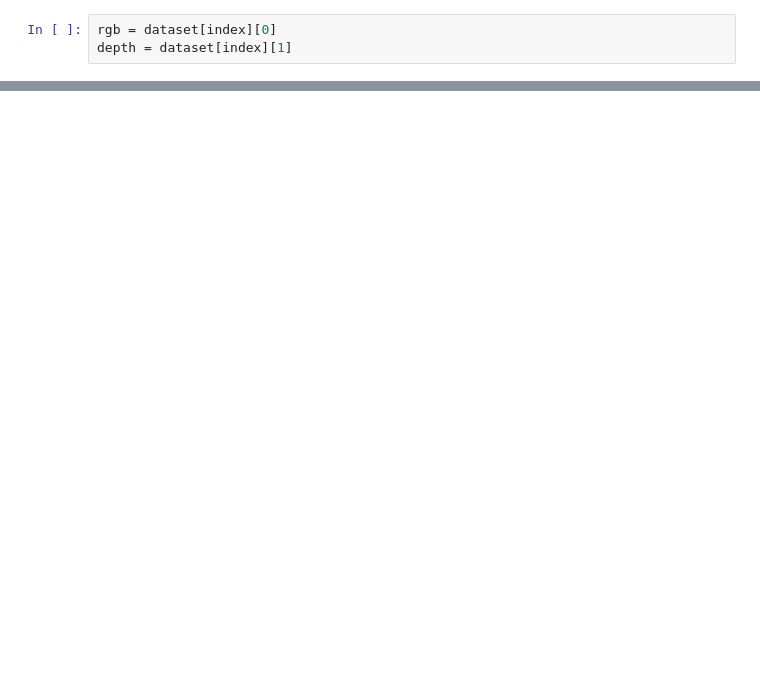
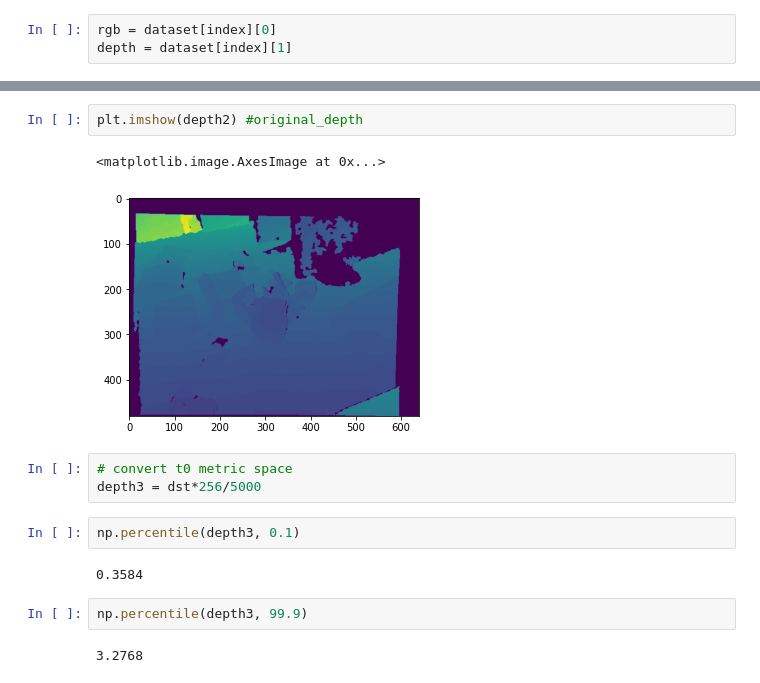
Before and after one commit to sakshamjindal/Incremental-NeRF-SLAM, a Jupyter notebook: notebooks/02_test_tum_dataset.ipynb, the cells around one changed output, grey strips where cells are left out. Saved outputs shown, nothing was run; the diff lists cells and outputs as text; blank space fills up the shorter version.

```diff
--- a/notebooks/02_test_tum_dataset.ipynb
+++ b/notebooks/02_test_tum_dataset.ipynb
@@ -52,0 +68,16 @@ array([[   0,    0,    0, ...,    0,    0,    0],
+# %%
+plt.imshow(depth2) #original_depth
+# %% [output]
+<matplotlib.image.AxesImage at 0x...>
+[figure, added]
+# %%
+# convert t0 metric space
+depth3 = dst*256/5000
+# %%
+np.percentile(depth3, 0.1)
+# %% [output]
+0.3584
+# %%
+np.percentile(depth3, 99.9)
+# %% [output]
+3.2768
```
Also changed, not shown: parts of 16 cells of this notebook, 27 other files.
